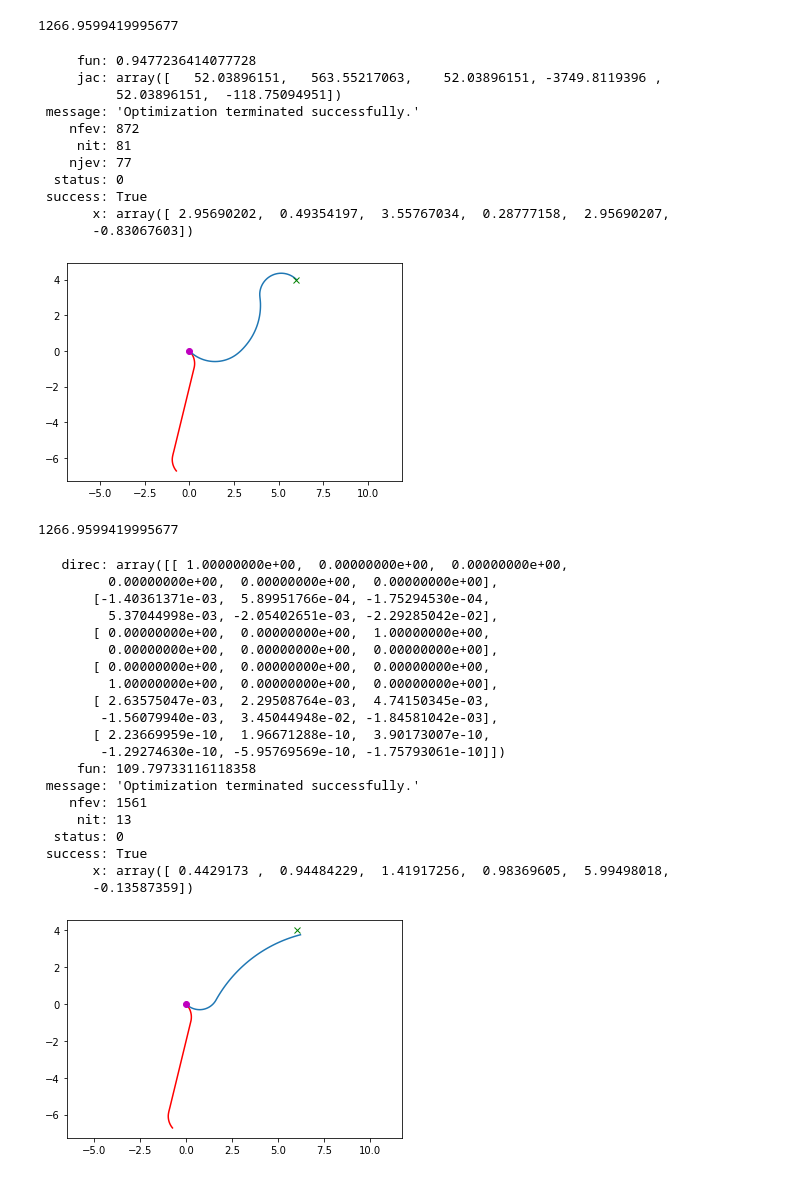
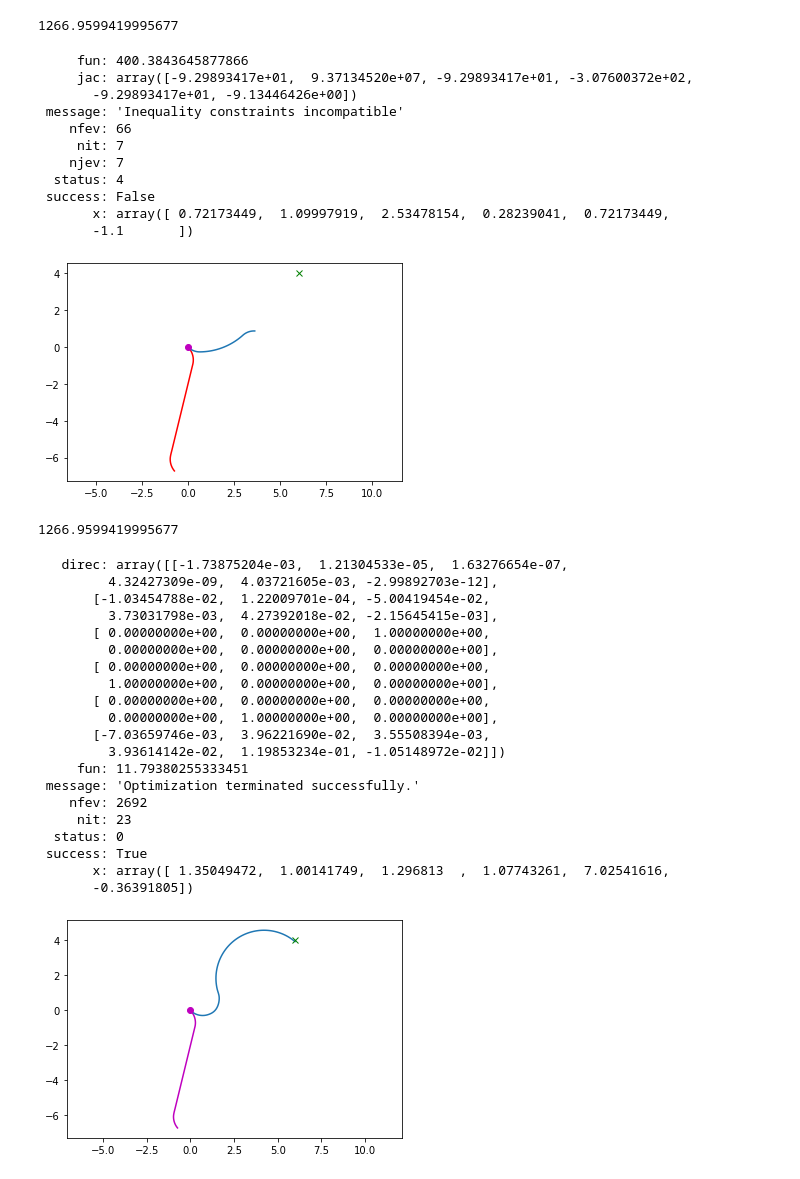
Before and after one commit to arthurrichards77/smply, a Jupyter notebook: shooting.ipynb, the cells around one changed output. Cells and saved outputs as stored; diff of their text form; code cells hidden in the pictures.

```diff
--- a/shooting.ipynb
+++ b/shooting.ipynb
@@ -83,7 +87,7 @@ print(J(z))
 # %% [output]
 12.662599419995676
 # %%
-curv_lim = 1.0
+curv_lim = 1.1
 bnds = [b for ii in range(len(z)//2) for b in [(0.1,10.0),(-curv_lim,curv_lim)]]
 bnds
 # %% [output]
@@ -129,17 +133,17 @@ print(Jsp(z))
 r = minimize(Jsp,z,method='SLSQP',bounds=bnds)
 print(r)
 # %% [output]
-     fun: 0.9477236414077728
-     jac: array([   52.03896151,   563.55217063,    52.03896151, -3749.8119396 ,
-          52.03896151,  -118.75094951])
- message: 'Optimization terminated successfully.'
-    nfev: 872
-     nit: 81
-    njev: 77
-  status: 0
- success: True
-       x: array([ 2.95690202,  0.49354197,  3.55767034,  0.28777158,  2.95690207,
-       -0.83067603])
+     fun: 400.3843645877866
+     jac: array([-9.29893417e+01,  9.37134520e+07, -9.29893417e+01, -3.07600372e+02,
+       -9.29893417e+01, -9.13446426e+00])
+ message: 'Inequality constraints incompatible'
+    nfev: 66
+     nit: 7
+    njev: 7
+  status: 4
+ success: False
+       x: array([ 0.72173449,  1.09997919,  2.53478154,  0.28239041,  0.72173449,
+       -1.1       ])
 # %%
 popt = path(r.x)
 plt.plot(p[0,:],p[1,:],'r')
@@ -150,7 +154,7 @@ plt.plot(p_goal[0],p_goal[1],'gx')
 plt.axis('equal')
 plt.show()
 # %% [output]
-[figure, old version]
+[figure, new version]
 # %%
 def Jspbdd(z):
     J = Jsp(z)
@@ -168,34 +172,34 @@ print(Jspbdd(z))
 r = minimize(Jspbdd,z,method='Powell')
 print(r)
 # %% [output]
-   direc: array([[ 1.00000000e+00,  0.00000000e+00,  0.00000000e+00,
-         0.00000000e+00,  0.00000000e+00,  0.00000000e+00],
-       [-1.40361371e-03,  5.89951766e-04, -1.75294530e-04,
-         5.37044998e-03, -2.05402651e-03, -2.29285042e-02],
+   direc: array([[-1.73875204e-03,  1.21304533e-05,  1.63276654e-07,
+         4.32427309e-09,  4.03721605e-03, -2.99892703e-12],
+       [-1.03454788e-02,  1.22009701e-04, -5.00419454e-02,
+         3.73031798e-03,  4.27392018e-02, -2.15645415e-03],
        [ 0.00000000e+00,  0.00000000e+00,  1.00000000e+00,
          0.00000000e+00,  0.00000000e+00,  0.00000000e+00],
        [ 0.00000000e+00,  0.00000000e+00,  0.00000000e+00,
          1.00000000e+00,  0.00000000e+00,  0.00000000e+00],
-       [ 2.63575047e-03,  2.29508764e-03,  4.74150345e-03,
-        -1.56079940e-03,  3.45044948e-02, -1.84581042e-03],
-       [ 2.23669959e-10,  1.96671288e-10,  3.90173007e-10,
-        -1.29274630e-10, -5.95769569e-10, -1.75793061e-10]])
-     fun: 109.79733116118358
+       [ 0.00000000e+00,  0.00000000e+00,  0.00000000e+00,
+         0.00000000e+00,  1.00000000e+00,  0.00000000e+00],
+       [-7.03659746e-03,  3.96221690e-02,  3.55508394e-03,
+         3.93614142e-02,  1.19853234e-01, -1.05148972e-02]])
+     fun: 11.79380255333451
  message: 'Optimization terminated successfully.'
-    nfev: 1561
-     nit: 13
+    nfev: 2692
+     nit: 23
   status: 0
  success: True
-       x: array([ 0.4429173 ,  0.94484229,  1.41917256,  0.98369605,  5.99498018,
-       -0.13587359])
+       x: array([ 1.35049472,  1.00141749,  1.296813  ,  1.07743261,  7.02541616,
+       -0.36391805])
 # %%
 popt = path(r.x)
-plt.plot(p[0,:],p[1,:],'r')
+plt.plot(p[0,:],p[1,:],'m')
 plt.plot(popt[0,:],popt[1,:])
 plt.plot(x0[0]+d*cos(x0[2]),x0[1]+d*sin(x0[2]),'m')
 plt.plot(x0[0],x0[1],'mo')
 plt.plot(p_goal[0],p_goal[1],'gx')
 plt.axis('equal')
 plt.show()
 # %% [output]
-[figure, old version]
+[figure, new version]
```
Also changed, not shown: parts of 16 cells of this notebook.
